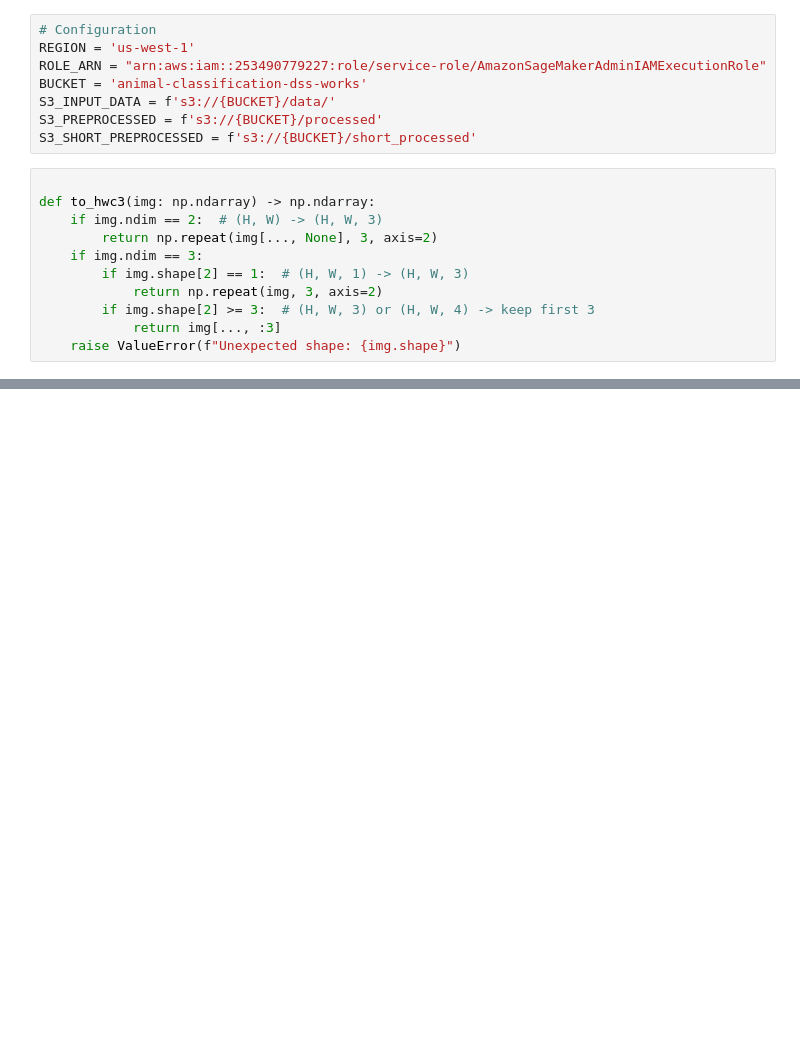
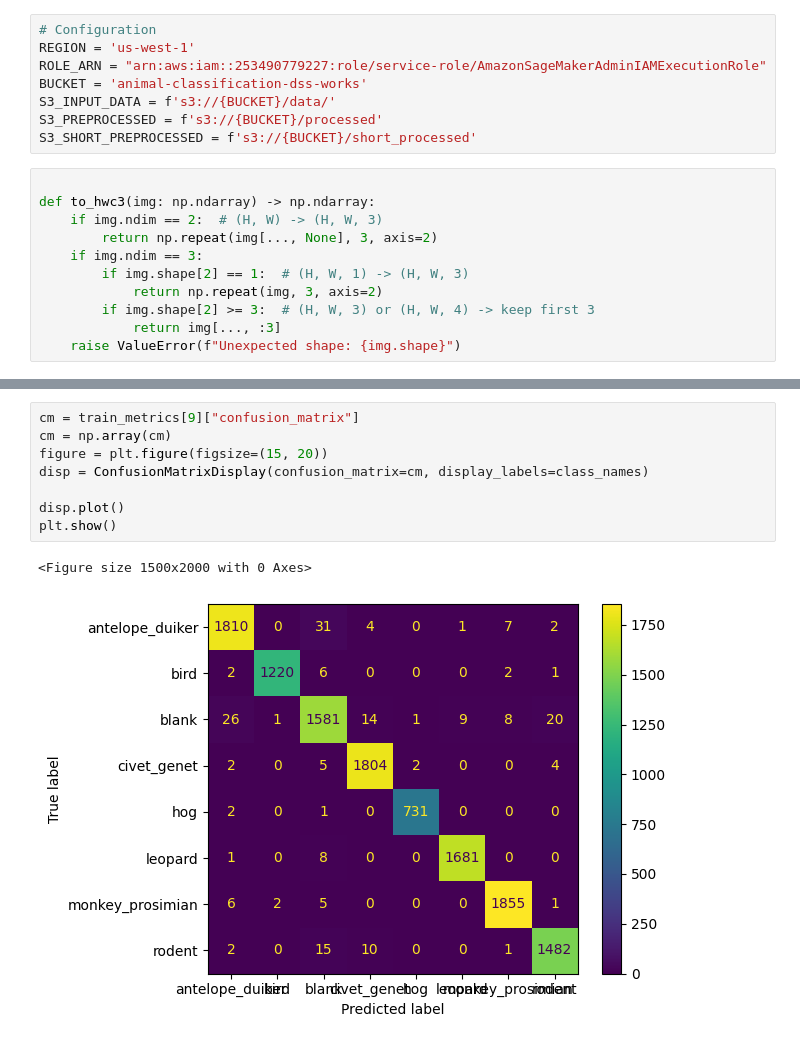
Before and after one commit to amannindra/DSS-Image-Classification, a Jupyter notebook: DSSAnimalClassification/data_analysis.ipynb, the cells around one changed output, grey strips where cells are left out. Drawn from its saved outputs; the diff is of its cells as text; blank space fills up the shorter version.

```diff
--- a/DSSAnimalClassification/data_analysis.ipynb
+++ b/DSSAnimalClassification/data_analysis.ipynb
@@ -77,0 +121,11 @@ def to_hwc3(img: np.ndarray) -> np.ndarray:
+# %%
+cm = train_metrics[9]["confusion_matrix"]
+cm = np.array(cm)
+figure = plt.figure(figsize=(15, 20))
+disp = ConfusionMatrixDisplay(confusion_matrix=cm, display_labels=class_names)
+
+disp.plot()
+plt.show()
+# %% [output]
+<Figure size 1500x2000 with 0 Axes>
+[figure, added]
```
Also changed, not shown: parts of 20 cells of this notebook, 12 other files.
